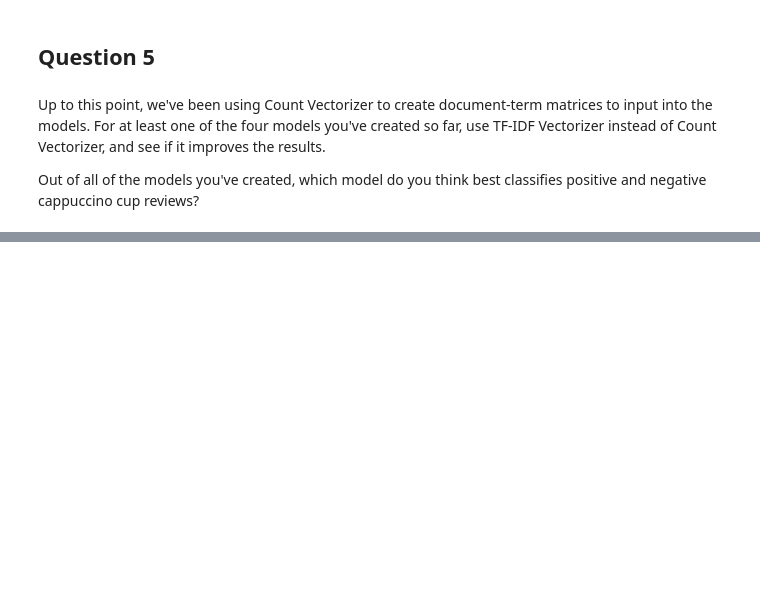
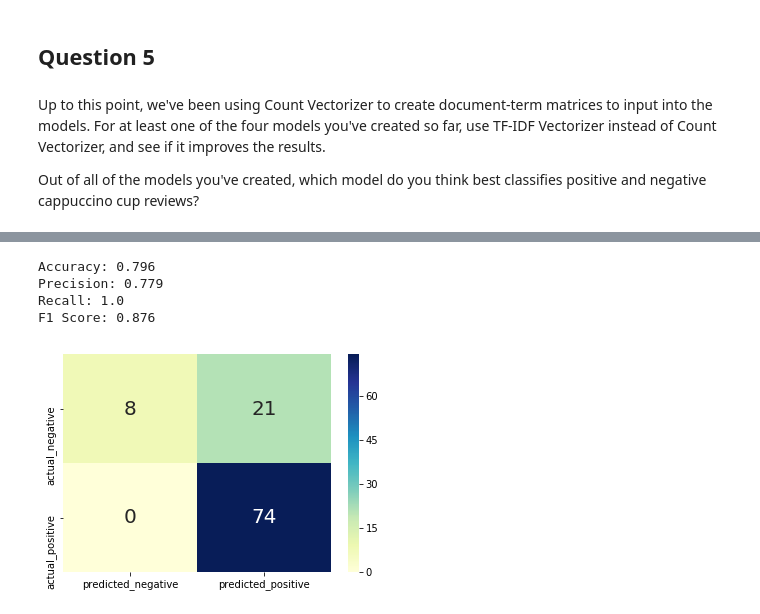
Before and after one commit to Abhinav1004/Intel-NLP-Course, a Jupyter notebook: Machine_Learning_and_NLP_Exercise.ipynb, the cells around one changed output, grey strips where cells are left out. Saved outputs shown, nothing was run; the diff lists cells and outputs as text; code cells hidden in the pictures; blank space fills up the shorter version.

```diff
--- a/Machine_Learning_and_NLP_Exercise.ipynb
+++ b/Machine_Learning_and_NLP_Exercise.ipynb
@@ -184,0 +296,13 @@ Out of all of the models you've created, which model do you think best classifie
+# %%
+nb = BernoulliNB()
+nb.fit(xtrain_cv,ytrain)
+y_pred = nb.predict(xtest_cv)
+# %%
+cm = print_confusion_matrix(ytest,y_pred)
+print_accuracy(cm)
+# %% [output]
+Accuracy: 0.796
+Precision: 0.779
+Recall: 1.0
+F1 Score: 0.876
+[figure, added]
```
Also changed, not shown: parts of 38 cells of this notebook.
